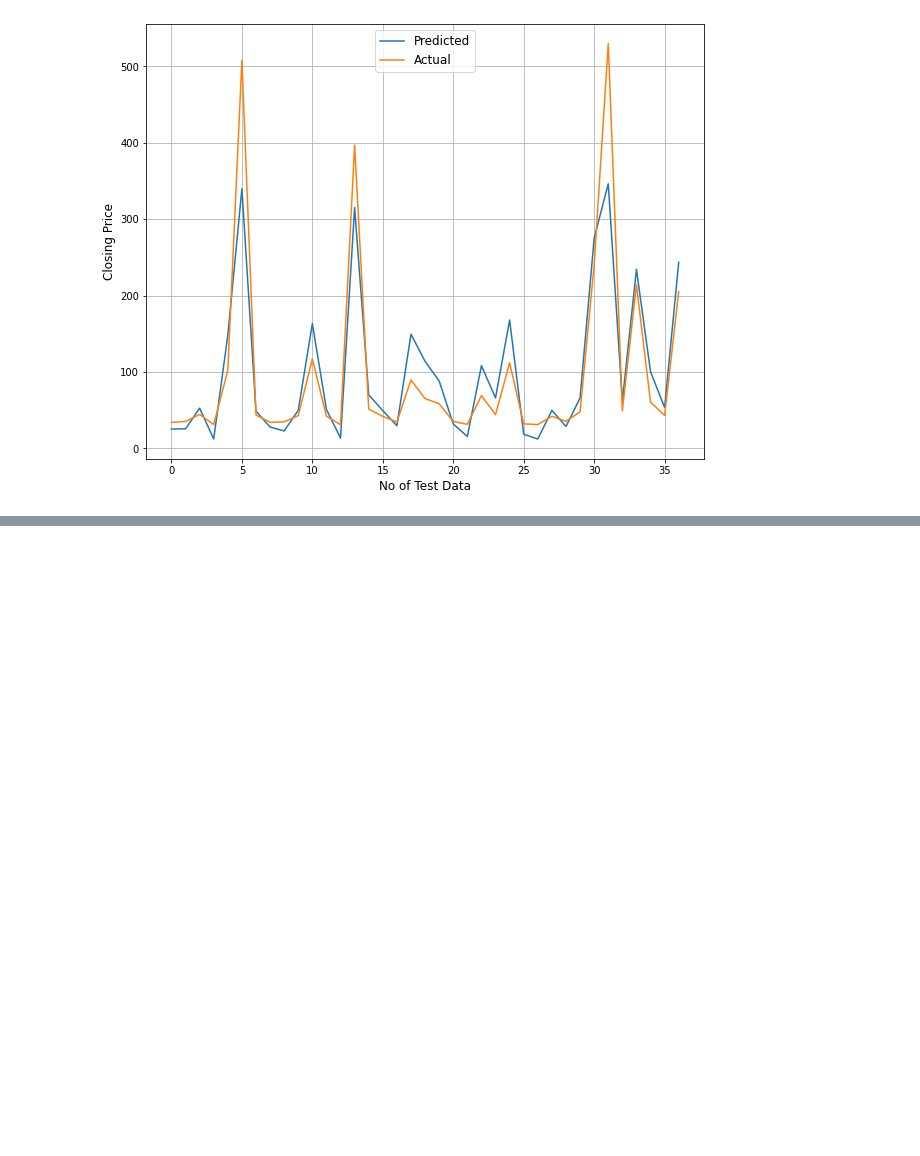
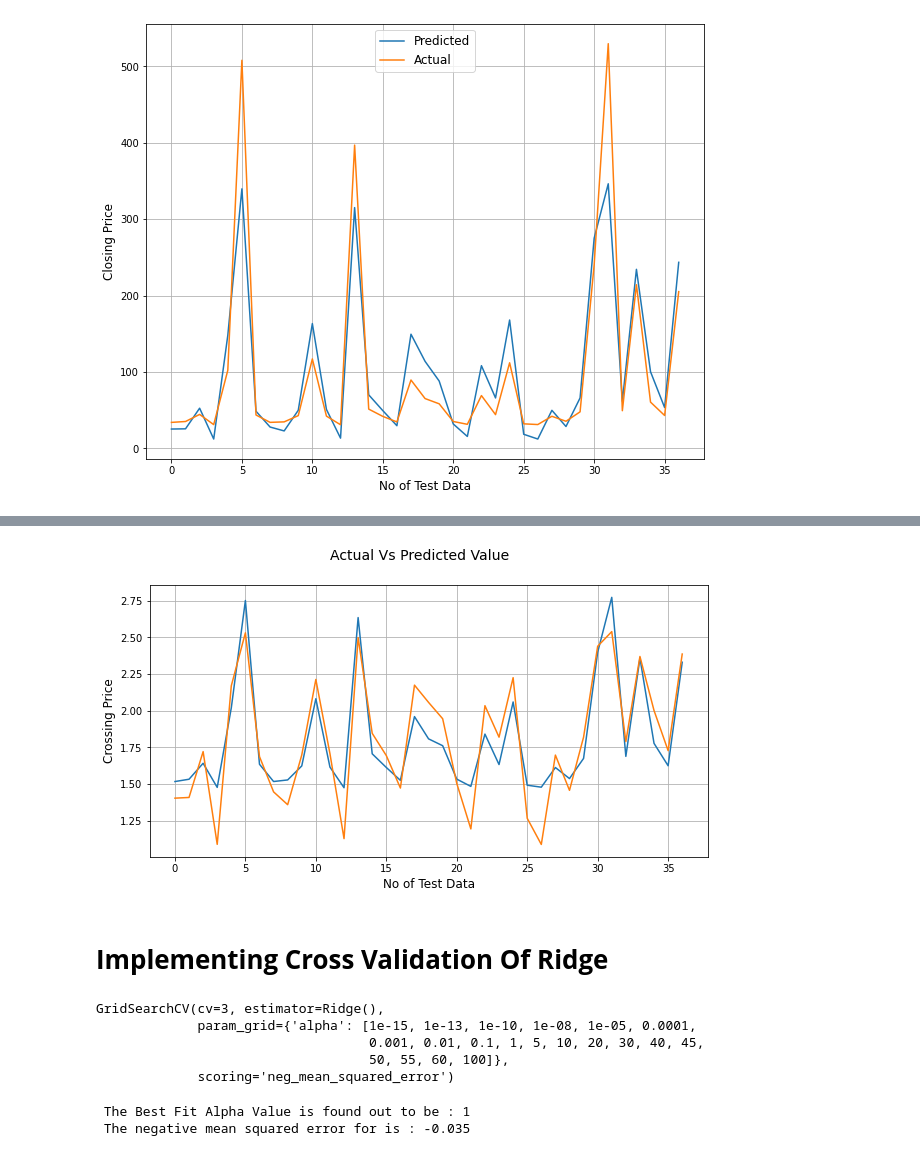
Before and after one commit to Vinitladse/YES-BANK-STOCK-CLOSING-PRICE-PREDICTION, a Jupyter notebook: YES_BANK_STOCK_CLOSING_PRICE_PREDICTION.ipynb, the cells around one changed output, grey strips where cells are left out. Cells and saved outputs as stored; diff of their text form; code cells hidden in the pictures; blank space fills up the shorter version.

```diff
--- a/YES_BANK_STOCK_CLOSING_PRICE_PREDICTION.ipynb
+++ b/YES_BANK_STOCK_CLOSING_PRICE_PREDICTION.ipynb
@@ -564,0 +695,12 @@ plt.grid()
+# %%
+plt.figure(figsize=(10,5))
+plt.plot(y_pred_ridge)
+plt.plot(np.array(y_test))
+plt.suptitle('Actual Vs Predicted Value', fontsize= 14)
+plt.xlabel('No of Test Data', fontsize = 12)
+plt.ylabel('Crossing Price', fontsize= 12)
+plt.grid()
+# %% [output]
+[figure, added]
+# %% [markdown]
+# **Implementing Cross Validation Of Ridge**
@@ -564,0 +712,14 @@ plt.grid()
+# %%
+ridge_regressor.fit(X_train, y_train)
+# %% [output]
+GridSearchCV(cv=3, estimator=Ridge(),
+             param_grid={'alpha': [1e-15, 1e-13, 1e-10, 1e-08, 1e-05, 0.0001,
+                                   0.001, 0.01, 0.1, 1, 5, 10, 20, 30, 40, 45,
+                                   50, 55, 60, 100]},
+             scoring='neg_mean_squared_error')
+# %%
+print(" The Best Fit Alpha Value is found out to be :", ridge_regressor.best_params_['alpha'])
+print(" The negative mean squared error for is :", round(ridge_regressor.best_score_, 3))
+# %% [output]
+ The Best Fit Alpha Value is found out to be : 1
+ The negative mean squared error for is : -0.035
```
Also changed, not shown: parts of 28 cells of this notebook.
